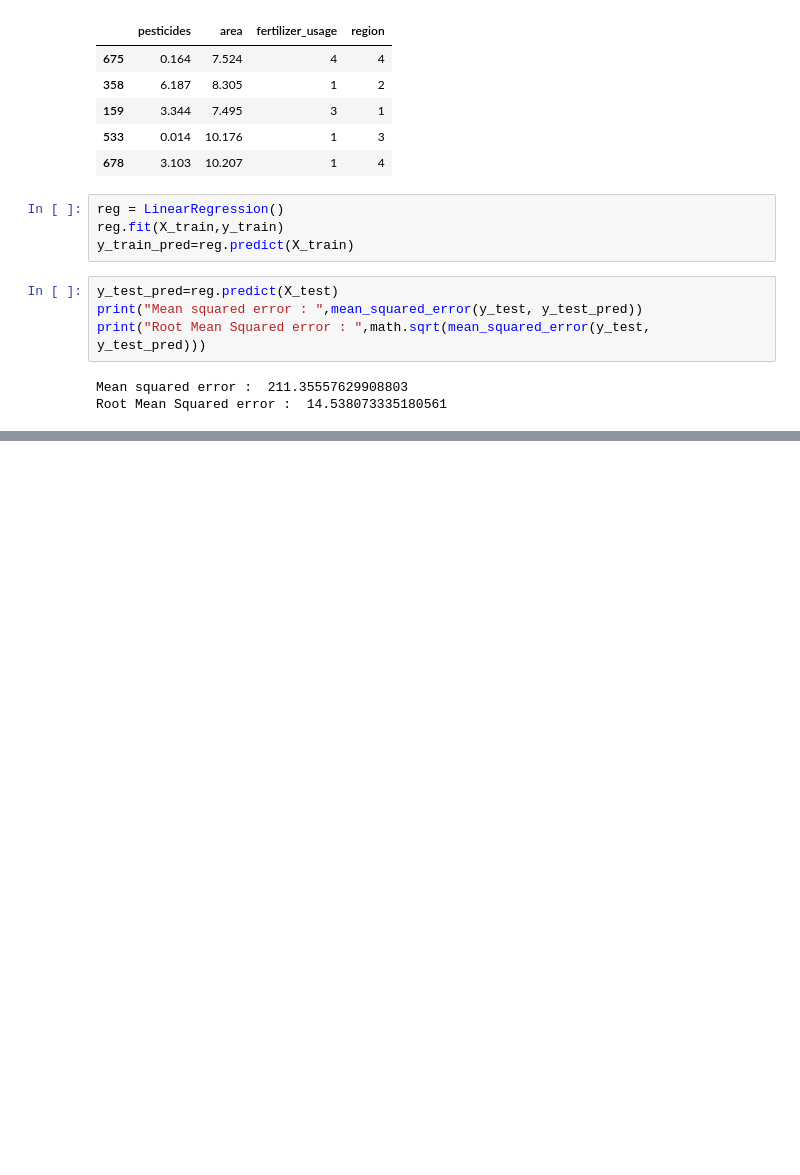
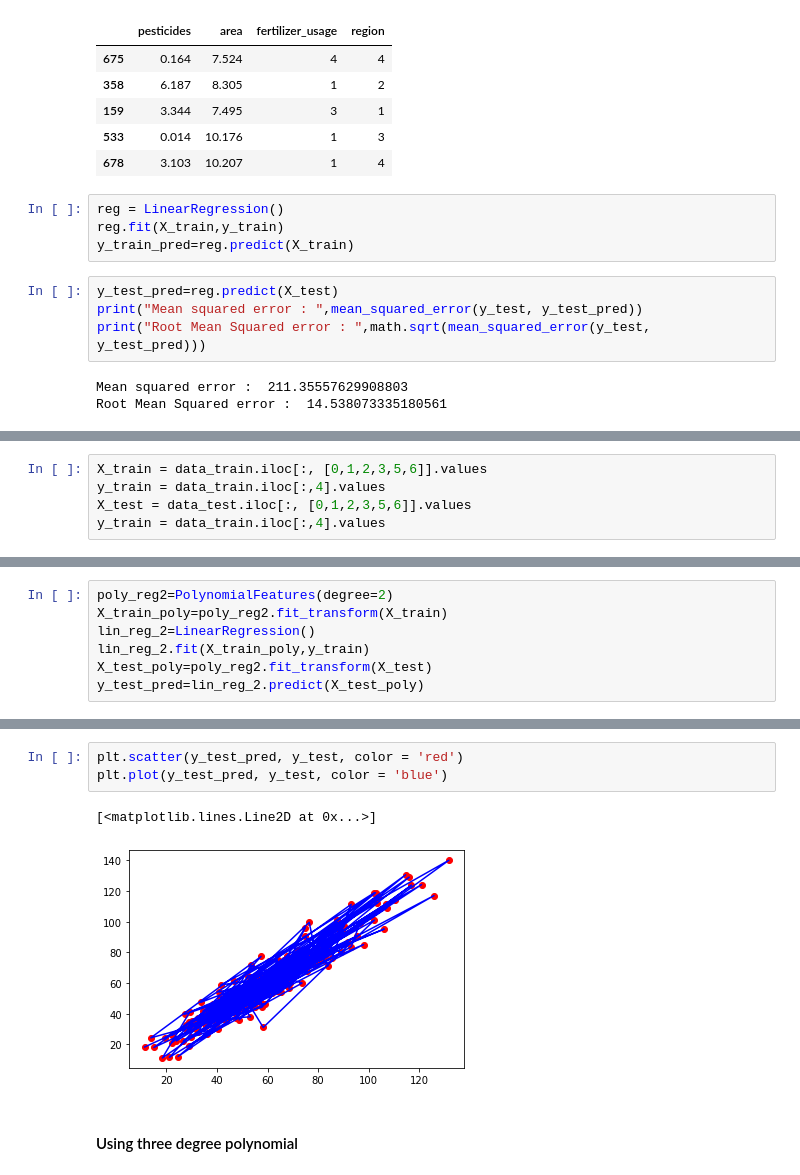
Before and after one commit to Akshaj000/CropYieldPrediction-LinearRegression, a Jupyter notebook: notebook.ipynb, the cells around one changed output, grey strips where cells are left out. Saved outputs shown, nothing was run; the diff lists cells and outputs as text; blank space fills up the shorter version.

Commit message:
add polynomial regression

```diff
--- a/notebook.ipynb
+++ b/notebook.ipynb
@@ -786,0 +818,5 @@ R square value of train data:  0.6464680867924696  R square value of test data:
+# %%
+X_train = data_train.iloc[:, [0,1,2,3,5,6]].values
+y_train = data_train.iloc[:,4].values
+X_test = data_test.iloc[:, [0,1,2,3,5,6]].values
+y_train = data_train.iloc[:,4].values
@@ -786,0 +835,7 @@ R square value of train data:  0.6464680867924696  R square value of test data:
+# %%
+poly_reg2=PolynomialFeatures(degree=2)
+X_train_poly=poly_reg2.fit_transform(X_train)
+lin_reg_2=LinearRegression()
+lin_reg_2.fit(X_train_poly,y_train)
+X_test_poly=poly_reg2.fit_transform(X_test)
+y_test_pred=lin_reg_2.predict(X_test_poly)
@@ -786,0 +855,8 @@ R square value of train data:  0.6464680867924696  R square value of test data:
+# %%
+plt.scatter(y_test_pred, y_test, color = 'red')
+plt.plot(y_test_pred, y_test, color = 'blue')
+# %% [output]
+[<matplotlib.lines.Line2D at 0x...>]
+[figure, added]
+# %% [markdown]
+#### Using three degree polynomial
```
Also changed, not shown: parts of 42 cells of this notebook.
